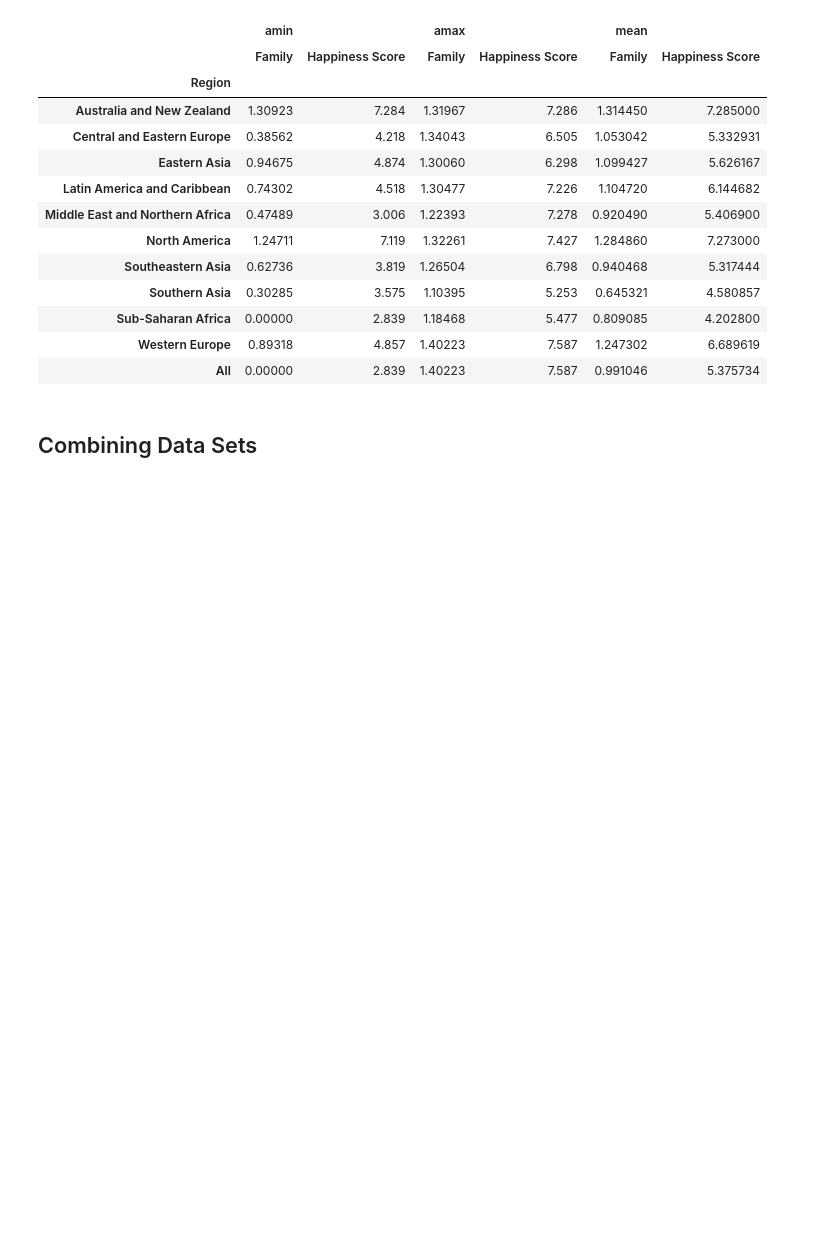
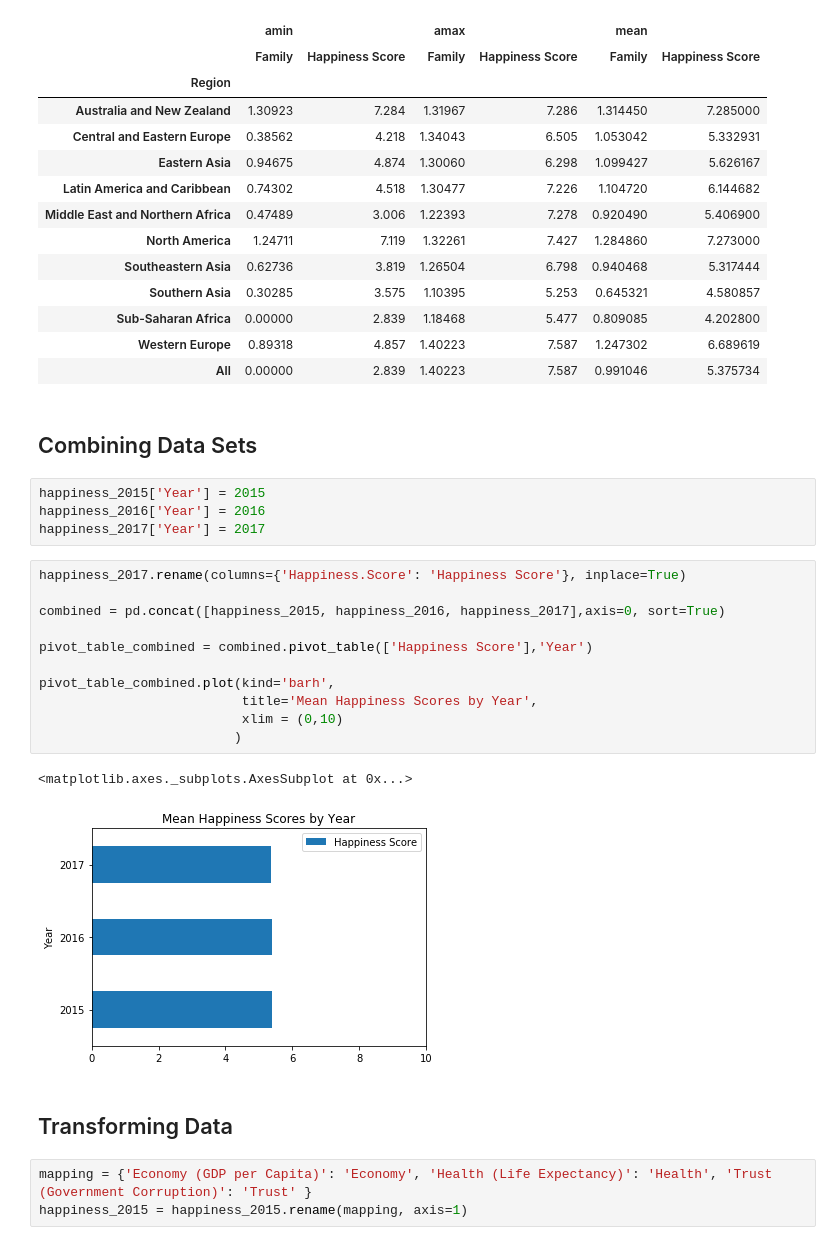
Before and after one commit to natekotila/DataQuestProjects, a Jupyter notebook: world-happiness-report/Cleaning_Happiness.ipynb, the cells around one changed output. Drawn from its saved outputs; the diff is of its cells as text; blank space fills up the shorter version.

Commit message:
Transferred World Happiness to Local

```diff
--- a/world-happiness-report/Cleaning_Happiness.ipynb
+++ b/world-happiness-report/Cleaning_Happiness.ipynb
@@ -162,3 +163,26 @@ pv_happy_family_stats
 | All | 0.00000 | 2.839 | 1.40223 | 7.587 | 0.991046 | 5.375734 |
 # %% [markdown]
 ## Combining Data Sets
+# %%
+happiness_2015['Year'] = 2015
+happiness_2016['Year'] = 2016
+happiness_2017['Year'] = 2017
+# %%
+happiness_2017.rename(columns={'Happiness.Score': 'Happiness Score'}, inplace=True)
+
+combined = pd.concat([happiness_2015, happiness_2016, happiness_2017],axis=0, sort=True)
+
+pivot_table_combined = combined.pivot_table(['Happiness Score'],'Year')
+
+pivot_table_combined.plot(kind='barh',
+                          title='Mean Happiness Scores by Year',
+                          xlim = (0,10)
+                         )
+# %% [output]
+<matplotlib.axes._subplots.AxesSubplot at 0x...>
+[figure, added]
+# %% [markdown]
+## Transforming Data
+# %%
+mapping = {'Economy (GDP per Capita)': 'Economy', 'Health (Life Expectancy)': 'Health', 'Trust (Government Corruption)': 'Trust' }
+happiness_2015 = happiness_2015.rename(mapping, axis=1)
```
Also changed, not shown: parts of 21 cells of this notebook, 1 other file.
